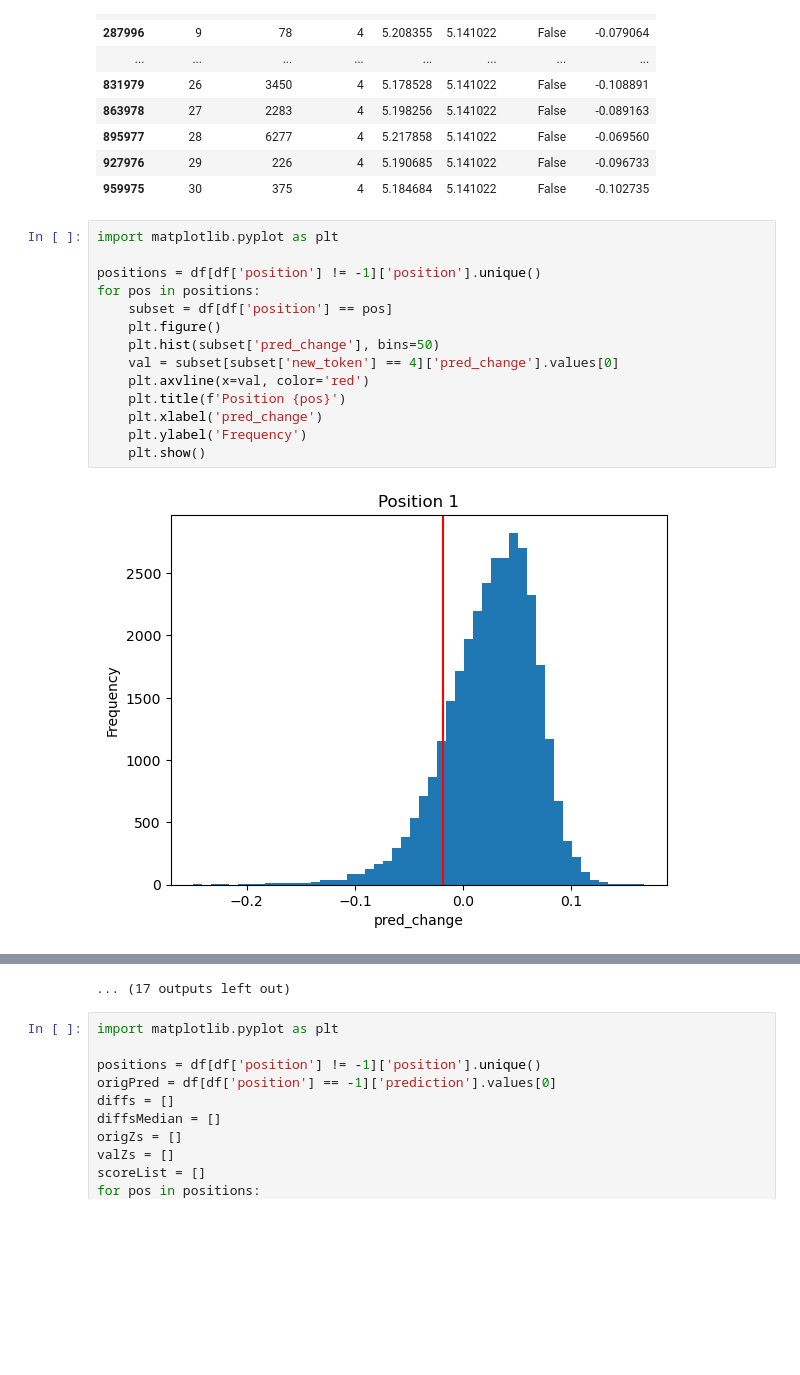
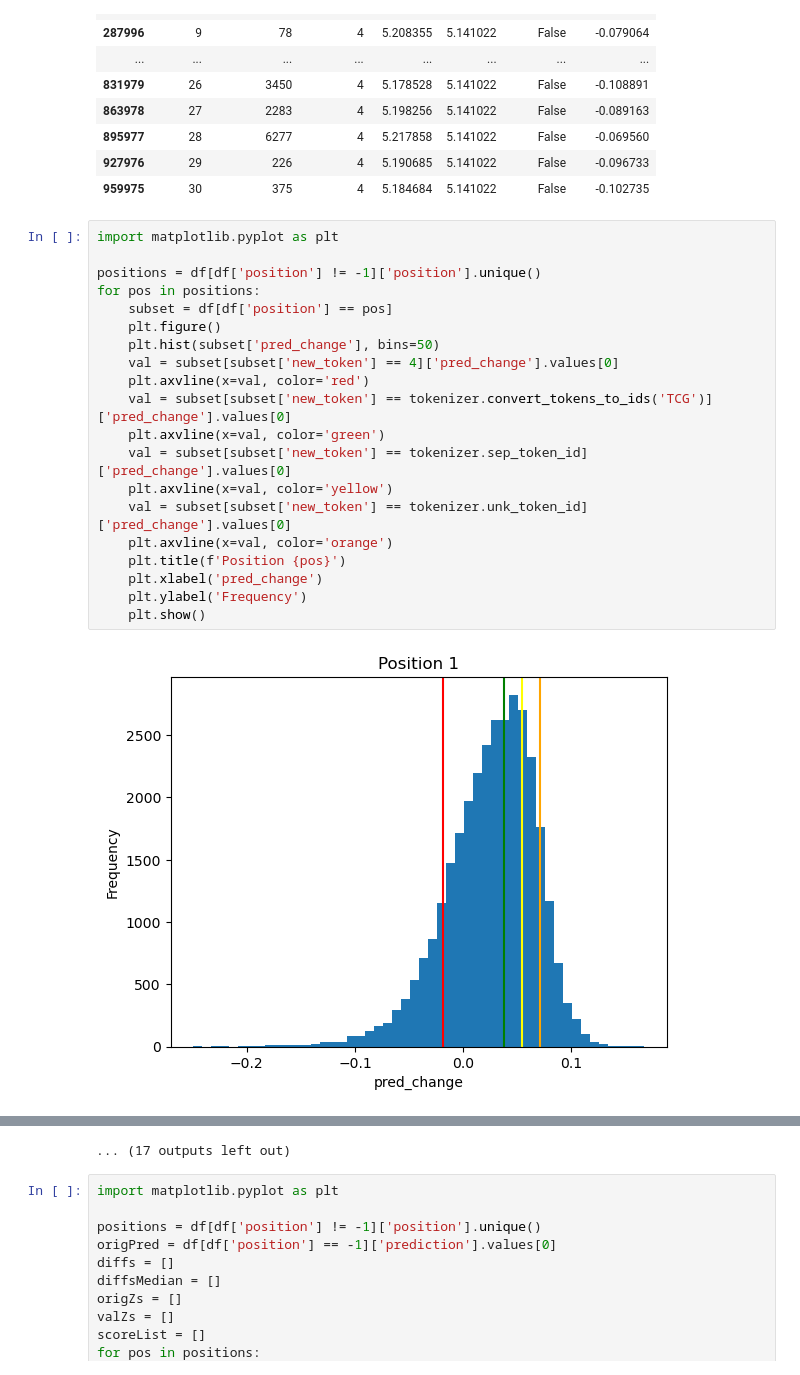
Before and after one commit to ManchesterBioinference/mRNA_LLM, a Jupyter notebook: notebooks/explorativeJupyterNotebooks/manualTokenShuffle.ipynb, the cells around one changed output, grey strips where cells are left out. Saved outputs shown, nothing was run; the diff lists cells and outputs as text; blank space fills up the shorter version.

Commit message:
add figures after everything is completed

```diff
--- a/notebooks/explorativeJupyterNotebooks/manualTokenShuffle.ipynb
+++ b/notebooks/explorativeJupyterNotebooks/manualTokenShuffle.ipynb
@@ -135,16 +150,22 @@ df[(df['new_token'] == 4) | (df['position'] == -1)]
 # %%
 import matplotlib.pyplot as plt
 
 positions = df[df['position'] != -1]['position'].unique()
 for pos in positions:
     subset = df[df['position'] == pos]
     plt.figure()
     plt.hist(subset['pred_change'], bins=50)
     val = subset[subset['new_token'] == 4]['pred_change'].values[0]
     plt.axvline(x=val, color='red')
+    val = subset[subset['new_token'] == tokenizer.convert_tokens_to_ids('TCG')]['pred_change'].values[0]
+    plt.axvline(x=val, color='green')
+    val = subset[subset['new_token'] == tokenizer.sep_token_id]['pred_change'].values[0]
+    plt.axvline(x=val, color='yellow')
+    val = subset[subset['new_token'] == tokenizer.unk_token_id]['pred_change'].values[0]
+    plt.axvline(x=val, color='orange')
     plt.title(f'Position {pos}')
     plt.xlabel('pred_change')
     plt.ylabel('Frequency')
     plt.show()
 # %% [output]
-[figure, old version]
+[figure, new version]
```
Also changed, not shown: parts of 9 cells of this notebook, 23 other files.
